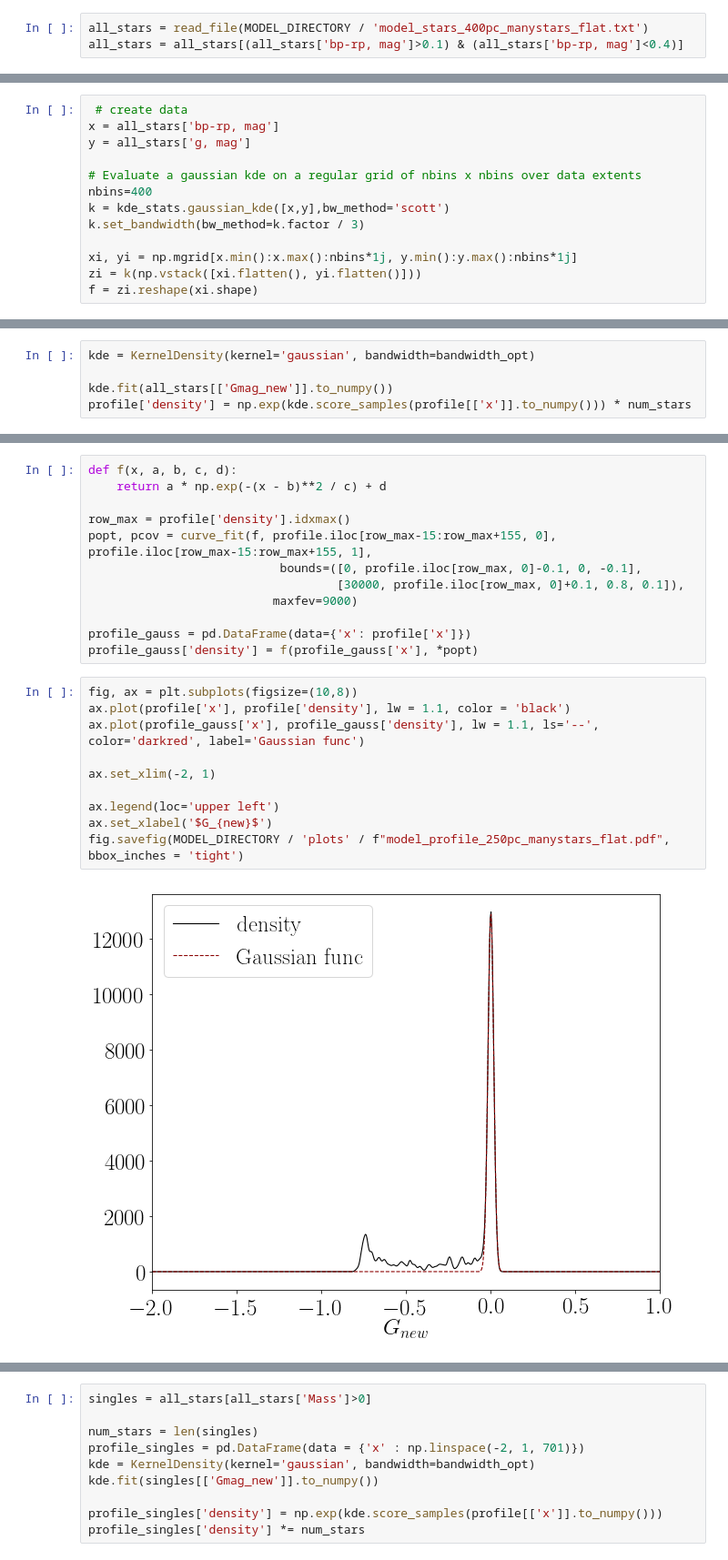
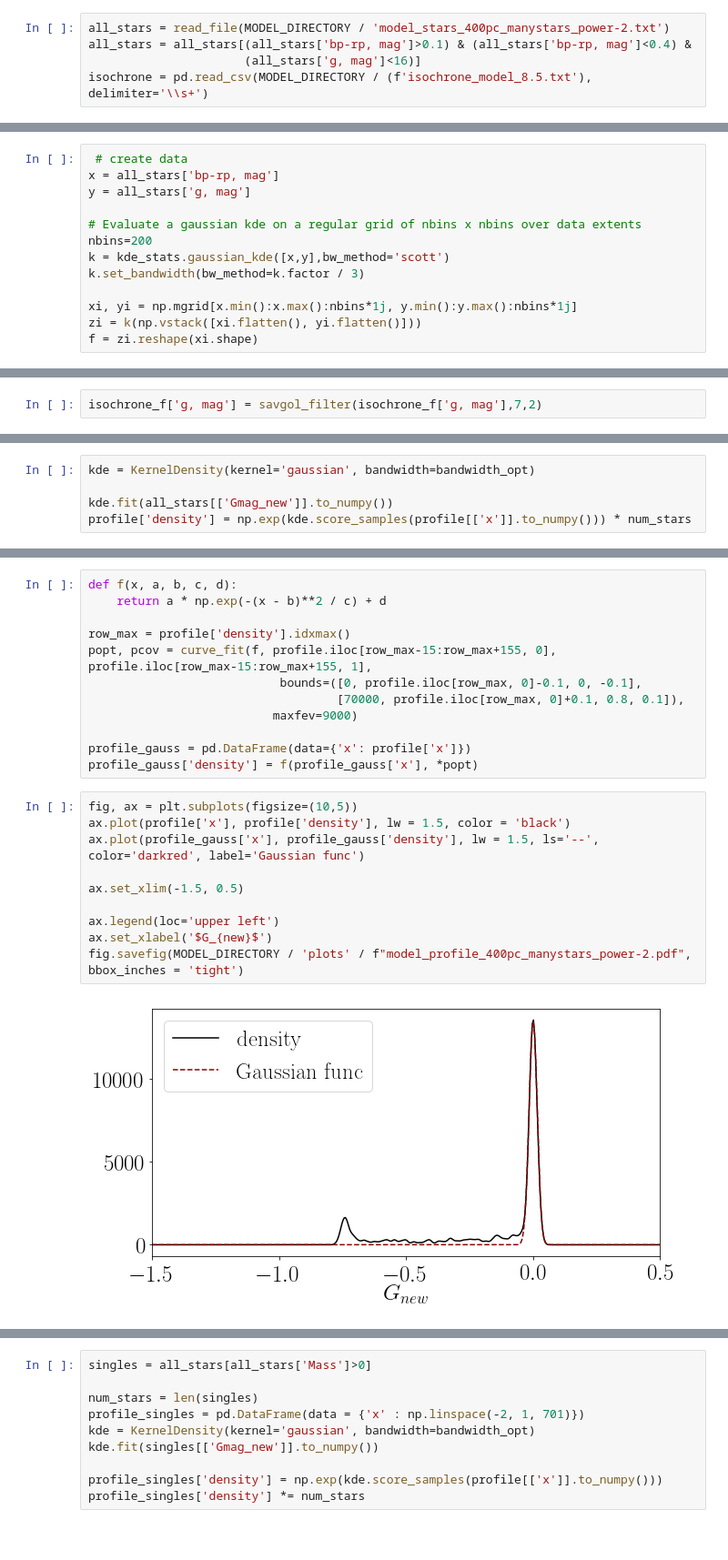
Before and after one commit to olgaborodina/GAIA_binaries, a Jupyter notebook: model/horizontal_MS_model.ipynb, the cells around one changed output, grey strips where cells are left out. Shown: that part at 91% size. Saved outputs shown, nothing was run; the diff lists cells and outputs as text; blank space fills up the shorter version.

```diff
--- a/model/horizontal_MS_model.ipynb
+++ b/model/horizontal_MS_model.ipynb
@@ -25,5 +28,7 @@ def read_file(filename):
         pass
     return df
 # %%
-all_stars = read_file(MODEL_DIRECTORY / 'model_stars_400pc_manystars_flat.txt')
-all_stars = all_stars[(all_stars['bp-rp, mag']>0.1) & (all_stars['bp-rp, mag']<0.4)]
+all_stars = read_file(MODEL_DIRECTORY / 'model_stars_400pc_manystars_power-2.txt')
+all_stars = all_stars[(all_stars['bp-rp, mag']>0.1) & (all_stars['bp-rp, mag']<0.4) &
+                      (all_stars['g, mag']<16)]
+isochrone = pd.read_csv(MODEL_DIRECTORY / (f'isochrone_model_8.5.txt'), delimiter='\\s+')
@@ -33,7 +40,7 @@ x = all_stars['bp-rp, mag']
 y = all_stars['g, mag']
 
 # Evaluate a gaussian kde on a regular grid of nbins x nbins over data extents
-nbins=400
+nbins=200
 k = kde_stats.gaussian_kde([x,y],bw_method='scott')
 k.set_bandwidth(bw_method=k.factor / 3)
 
@@ -65,2 +72,4 @@ ax.view_init(45, 317)
+# %%
+isochrone_f['g, mag'] = savgol_filter(isochrone_f['g, mag'],7,2)
 # %%
 fig, ax = plt.subplots(figsize=(10,10))
@@ -141,20 +171,20 @@ def f(x, a, b, c, d):
 row_max = profile['density'].idxmax()
 popt, pcov = curve_fit(f, profile.iloc[row_max-15:row_max+155, 0], profile.iloc[row_max-15:row_max+155, 1],
                            bounds=([0, profile.iloc[row_max, 0]-0.1, 0, -0.1],
-                                   [30000, profile.iloc[row_max, 0]+0.1, 0.8, 0.1]),
+                                   [70000, profile.iloc[row_max, 0]+0.1, 0.8, 0.1]),
                           maxfev=9000)
 
 profile_gauss = pd.DataFrame(data={'x': profile['x']})
 profile_gauss['density'] = f(profile_gauss['x'], *popt)
 # %%
-fig, ax = plt.subplots(figsize=(10,8))
-ax.plot(profile['x'], profile['density'], lw = 1.1, color = 'black')
-ax.plot(profile_gauss['x'], profile_gauss['density'], lw = 1.1, ls='--', color='darkred', label='Gaussian func')
+fig, ax = plt.subplots(figsize=(10,5))
+ax.plot(profile['x'], profile['density'], lw = 1.5, color = 'black')
+ax.plot(profile_gauss['x'], profile_gauss['density'], lw = 1.5, ls='--', color='darkred', label='Gaussian func')
 
-ax.set_xlim(-2, 1)
+ax.set_xlim(-1.5, 0.5)
 
 ax.legend(loc='upper left')
 ax.set_xlabel('$G_{new}$')
-fig.savefig(MODEL_DIRECTORY / 'plots' / f"model_profile_250pc_manystars_flat.pdf", bbox_inches = 'tight')
+fig.savefig(MODEL_DIRECTORY / 'plots' / f"model_profile_400pc_manystars_power-2.pdf", bbox_inches = 'tight')
 # %% [output]
-[figure, old version]
+[figure, new version]
```
Also changed, not shown: parts of 24 cells of this notebook.
